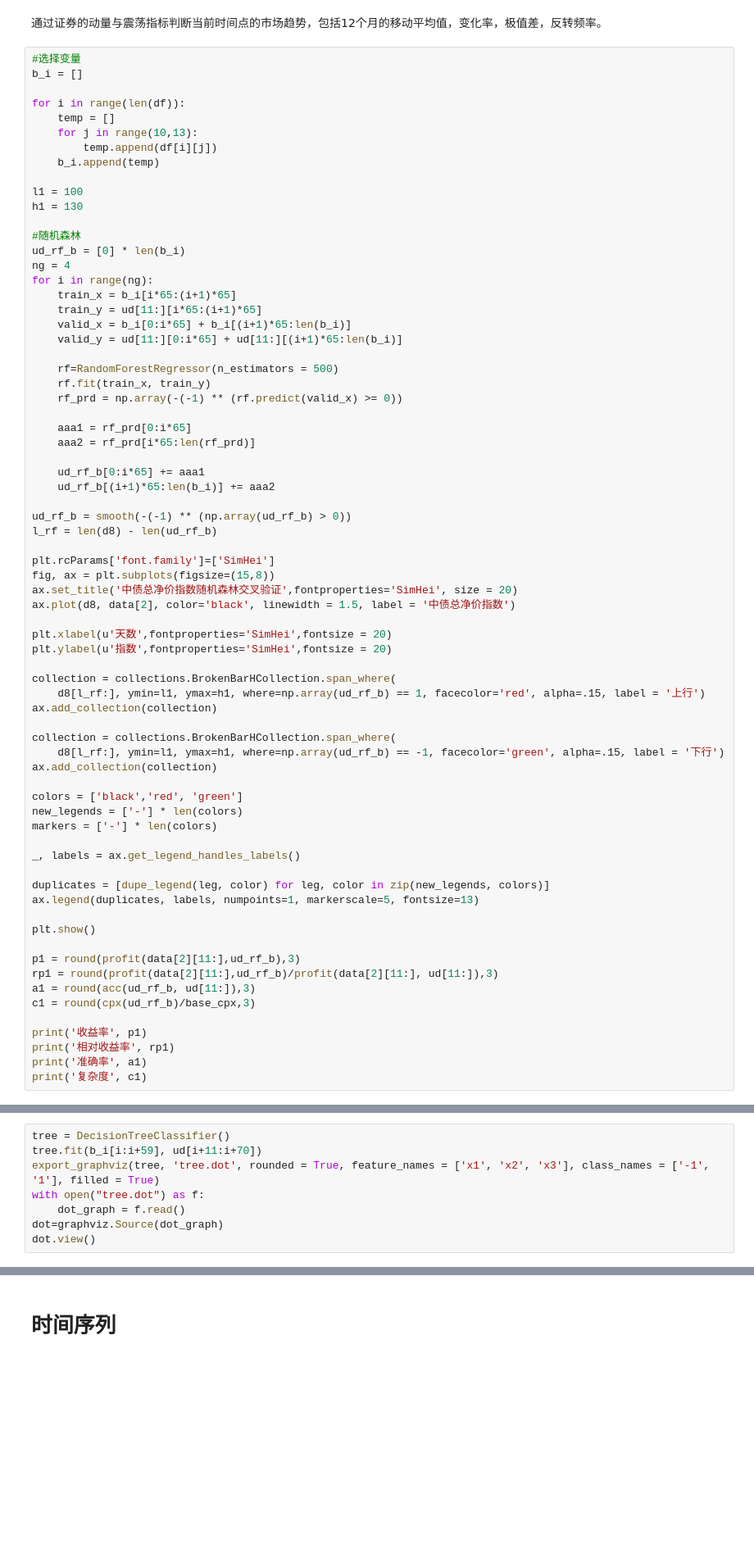
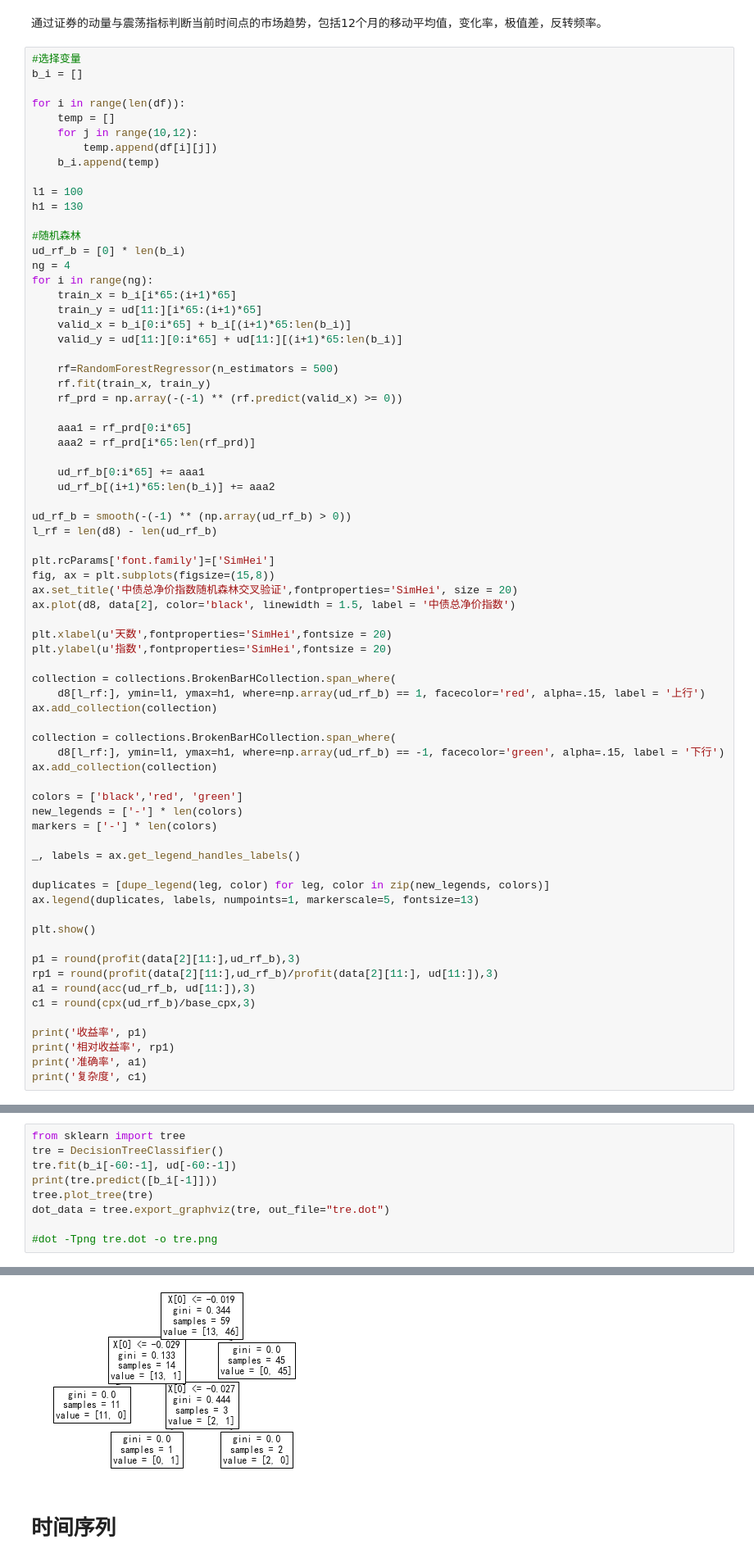
Before and after one commit to LimboRift/wkzq, a Jupyter notebook: 整理结果.ipynb, the cells around one changed output, grey strips where cells are left out. Shown at 82% size. Cells and saved outputs as stored; diff of their text form; blank space fills up the shorter version.

```diff
--- a/整理结果.ipynb
+++ b/整理结果.ipynb
@@ -328,7 +401,7 @@ b_i = []
 
 for i in range(len(df)):
     temp = []
-    for j in range(10,13):
+    for j in range(10,12):
         temp.append(df[i][j])
     b_i.append(temp)
 
@@ -458,8 +530,0 @@ print('复杂度', c1)
-# %%
-tree = DecisionTreeClassifier()
-tree.fit(b_i[i:i+59], ud[i+11:i+70])
-export_graphviz(tree, 'tree.dot', rounded = True, feature_names = ['x1', 'x2', 'x3'], class_names = ['-1', '1'], filled = True)
-with open("tree.dot") as f:
-    dot_graph = f.read()
-dot=graphviz.Source(dot_graph)
-dot.view()
@@ -467,0 +531,10 @@ ExecutableNotFound: failed to execute ['dot', '-Tpdf', '-O', 'Source.gv'], make
+# %%
+from sklearn import tree
+tre = DecisionTreeClassifier()
+tre.fit(b_i[-60:-1], ud[-60:-1])
+print(tre.predict([b_i[-1]]))
+tree.plot_tree(tre)
+dot_data = tree.export_graphviz(tre, out_file="tre.dot")
+
+#dot -Tpng tre.dot -o tre.png
+# %% [output]
@@ -468,2 +542,3 @@ ExecutableNotFound: failed to execute ['dot', '-Tpdf', '-O', 'Source.gv'], make
+[figure, added]
 # %% [markdown]
 # 时间序列
```
Also changed, not shown: parts of 7 cells of this notebook, 10 other files.
